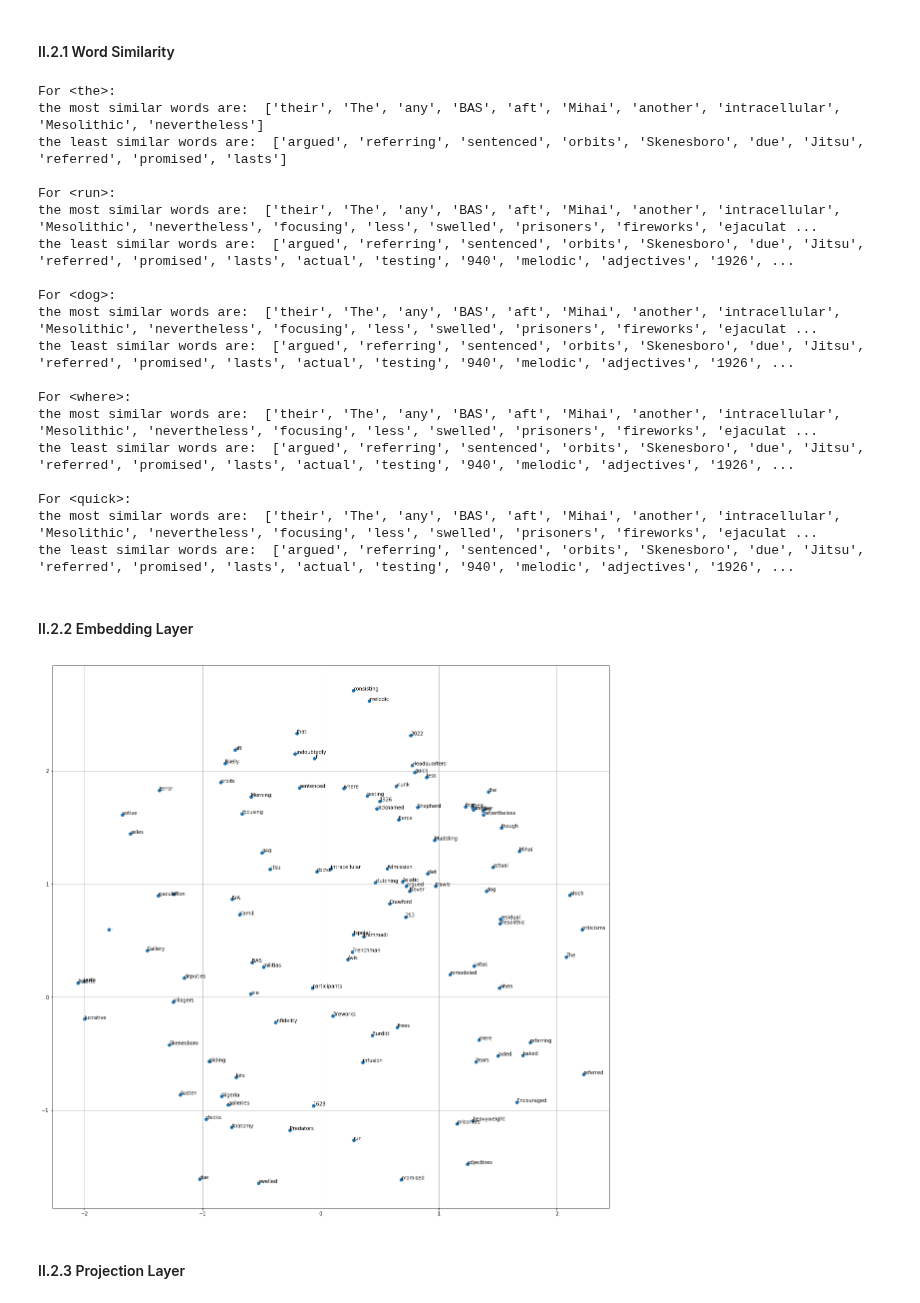
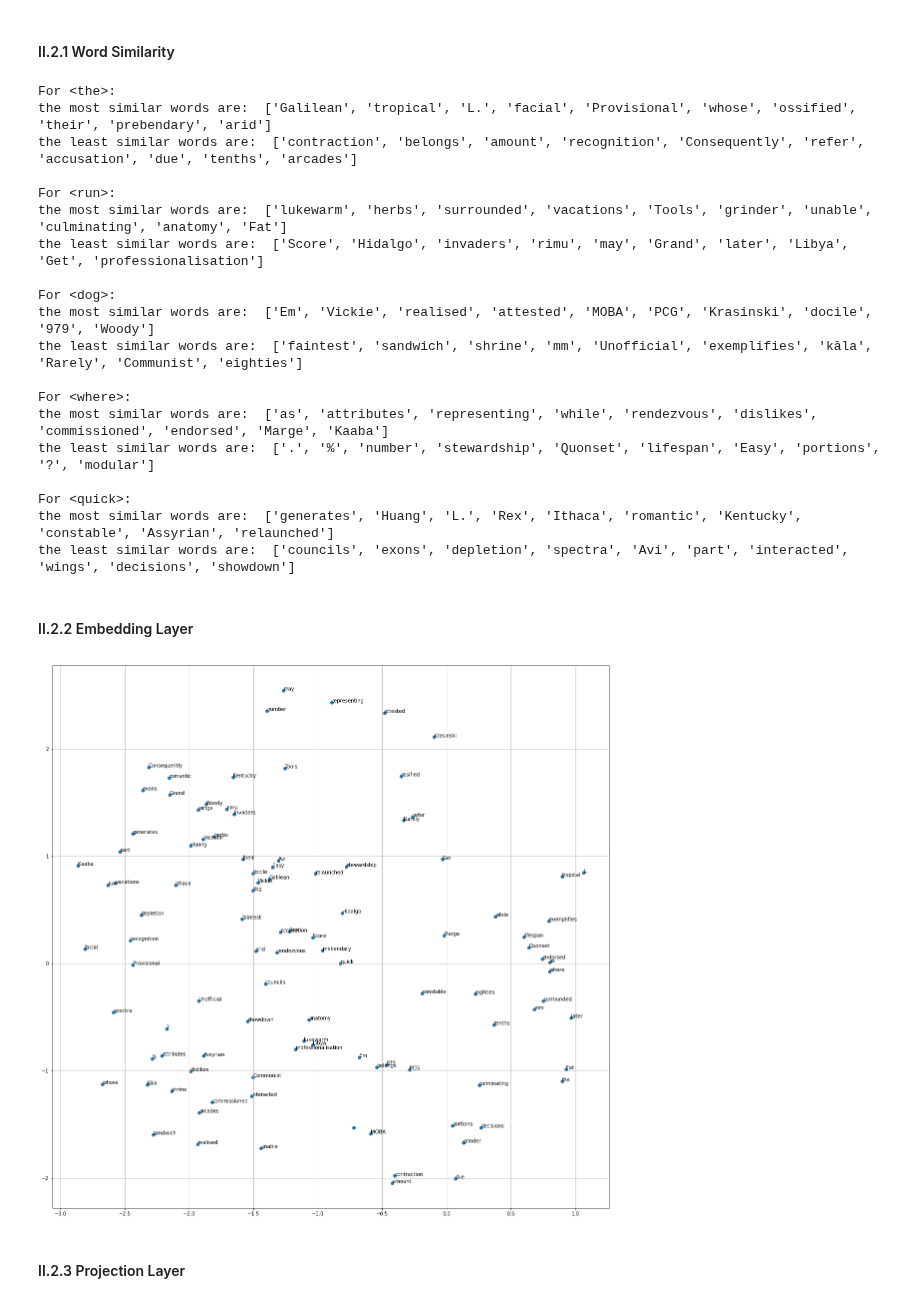
Before and after one commit to nimiw0821/DS-GA_1011_NLP, a Jupyter notebook: HW2/lm_homework.ipynb, the cells around one changed output. Drawn from its saved outputs; the diff is of its cells as text; code cells hidden in the pictures.

```diff
--- a/HW2/lm_homework.ipynb
+++ b/HW2/lm_homework.ipynb
@@ -663,9 +685,11 @@ best_model_dict = torch.load(PATH, map_location=current_device)
 emb_matrix = best_model_dict['model_state_dict']['lookup.weight']
 words = ['the', 'run', 'dog', 'where', 'quick']
 words_ids = [wikitext_dict.get_id(i) for i in words]
-closest_words = []
-furtherest_words = []
+all_closest_words = []
+all_far_words = []
 for word in words:
+    closest_words = []
+    furtherest_words = []
     row_distance = compute_cosine_similarity(emb_matrix, word)
     if current_device == 'cuda':
         row_distance=row_distance.cpu()
@@ -673,37 +697,39 @@ for word in words:
         closest_words.append(wikitext_dict.get_token(i))
     for i in row_distance.numpy().argsort()[:10]:
         furtherest_words.append(wikitext_dict.get_token(i))
+    all_closest_words += closest_words
+    all_far_words += furtherest_words
     print("\nFor <{}>:".format(word))
     print("the most similar words are: ", closest_words)
     print("the least similar words are: ", furtherest_words)
 # %% [output]
 For <the>:
-the most similar words are:  ['their', 'The', 'any', 'BAS', 'aft', 'Mihai', 'another', 'intracellular', 'Mesolithic', 'nevertheless']
-the least similar words are:  ['argued', 'referring', 'sentenced', 'orbits', 'Skenesboro', 'due', 'Jitsu', 'referred', 'promised', 'lasts']
+the most similar words are:  ['Galilean', 'tropical', 'L.', 'facial', 'Provisional', 'whose', 'ossified', 'their', 'prebendary', 'arid']
+the least similar words are:  ['contraction', 'belongs', 'amount', 'recognition', 'Consequently', 'refer', 'accusation', 'due', 'tenths', 'arcades']
 
 For <run>:
-the most similar words are:  ['their', 'The', 'any', 'BAS', 'aft', 'Mihai', 'another', 'intracellular', 'Mesolithic', 'nevertheless', 'focusing', 'less', 'swelled', 'prisoners', 'fireworks', 'ejaculat ...
-the least similar words are:  ['argued', 'referring', 'sentenced', 'orbits', 'Skenesboro', 'due', 'Jitsu', 'referred', 'promised', 'lasts', 'actual', 'testing', '940', 'melodic', 'adjectives', '1926', ...
+the most similar words are:  ['lukewarm', 'herbs', 'surrounded', 'vacations', 'Tools', 'grinder', 'unable', 'culminating', 'anatomy', 'Fat']
+the least similar words are:  ['Score', 'Hidalgo', 'invaders', 'rimu', 'may', 'Grand', 'later', 'Libya', 'Get', 'professionalisation']
 
 For <dog>:
-the most similar words are:  ['their', 'The', 'any', 'BAS', 'aft', 'Mihai', 'another', 'intracellular', 'Mesolithic', 'nevertheless', 'focusing', 'less', 'swelled', 'prisoners', 'fireworks', 'ejaculat ...
-the least similar words are:  ['argued', 'referring', 'sentenced', 'orbits', 'Skenesboro', 'due', 'Jitsu', 'referred', 'promised', 'lasts', 'actual', 'testing', '940', 'melodic', 'adjectives', '1926', ...
+the most similar words are:  ['Em', 'Vickie', 'realised', 'attested', 'MOBA', 'PCG', 'Krasinski', 'docile', '979', 'Woody']
+the least similar words are:  ['faintest', 'sandwich', 'shrine', 'mm', 'Unofficial', 'exemplifies', 'kāla', 'Rarely', 'Communist', 'eighties']
 
 For <where>:
-the most similar words are:  ['their', 'The', 'any', 'BAS', 'aft', 'Mihai', 'another', 'intracellular', 'Mesolithic', 'nevertheless', 'focusing', 'less', 'swelled', 'prisoners', 'fireworks', 'ejaculat ...
-the least similar words are:  ['argued', 'referring', 'sentenced', 'orbits', 'Skenesboro', 'due', 'Jitsu', 'referred', 'promised', 'lasts', 'actual', 'testing', '940', 'melodic', 'adjectives', '1926', ...
+the most similar words are:  ['as', 'attributes', 'representing', 'while', 'rendezvous', 'dislikes', 'commissioned', 'endorsed', 'Marge', 'Kaaba']
+the least similar words are:  ['.', '%', 'number', 'stewardship', 'Quonset', 'lifespan', 'Easy', 'portions', '?', 'modular']
 
 For <quick>:
-the most similar words are:  ['their', 'The', 'any', 'BAS', 'aft', 'Mihai', 'another', 'intracellular', 'Mesolithic', 'nevertheless', 'focusing', 'less', 'swelled', 'prisoners', 'fireworks', 'ejaculat ...
-the least similar words are:  ['argued', 'referring', 'sentenced', 'orbits', 'Skenesboro', 'due', 'Jitsu', 'referred', 'promised', 'lasts', 'actual', 'testing', '940', 'melodic', 'adjectives', '1926', ...
+the most similar words are:  ['generates', 'Huang', 'L.', 'Rex', 'Ithaca', 'romantic', 'Kentucky', 'constable', 'Assyrian', 'relaunched']
+the least similar words are:  ['councils', 'exons', 'depletion', 'spectra', 'Avi', 'part', 'interacted', 'wings', 'decisions', 'showdown']
 # %% [markdown]
 #### II.2.2 Embedding Layer
 # %%
-words_selected = words + closest_words + furtherest_words
+words_selected = words + all_closest_words + all_far_words
 words_selected_ids = [wikitext_dict.get_id(i) for i in words_selected]
 umap_plot(emb_matrix, words_selected_ids, words_selected)
 # %% [output]
-[figure, old version]
+[figure, new version]
 # %% [markdown]
 #### II.2.3 Projection Layer
 # %%
```
Also changed, not shown: parts of 21 cells of this notebook.
